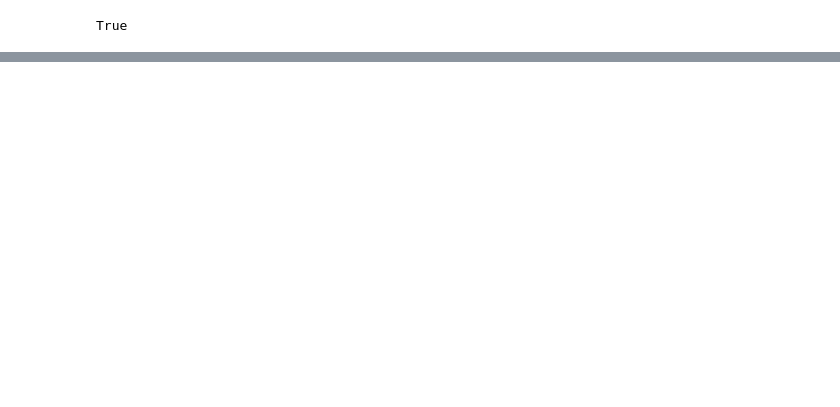
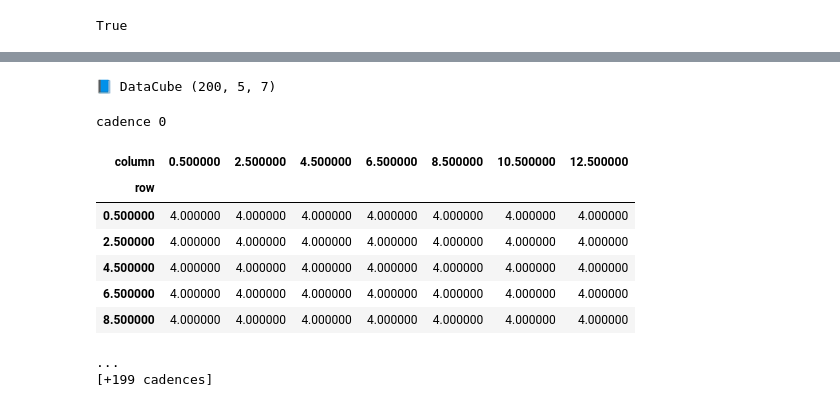
Before and after one commit to lightkurve/lkdata, a Jupyter notebook: demo.ipynb, the cells around one changed output, grey strips where cells are left out. Drawn from its saved outputs; the diff is of its cells as text; code cells hidden in the pictures; blank space fills up the shorter version.

```diff
--- a/demo.ipynb
+++ b/demo.ipynb
@@ -826,2 +439,20 @@ True
+# %%
+df.spatial_aggregate(5, 7)
+# needs offset to pretend row and column indices are spatial locations
+# after aggregating once, offset -> 0
+# If real spatial data is given (RA/dec), no offset
+# RA and Dec Test
+# %% [output]
+📘 DataCube (200, 5, 7)
+cadence 0
+| column | 0.500000 | 2.500000 | 4.500000 | 6.500000 | 8.500000 | 10.500000 | 12.500000 |
+| row |  |  |  |  |  |  |  |
+| 0.500000 | 4.000000 | 4.000000 | 4.000000 | 4.000000 | 4.000000 | 4.000000 | 4.000000 |
+| 2.500000 | 4.000000 | 4.000000 | 4.000000 | 4.000000 | 4.000000 | 4.000000 | 4.000000 |
+| 4.500000 | 4.000000 | 4.000000 | 4.000000 | 4.000000 | 4.000000 | 4.000000 | 4.000000 |
+| 6.500000 | 4.000000 | 4.000000 | 4.000000 | 4.000000 | 4.000000 | 4.000000 | 4.000000 |
+| 8.500000 | 4.000000 | 4.000000 | 4.000000 | 4.000000 | 4.000000 | 4.000000 | 4.000000 |
+...
+[+199 cadences]
 # %%
 (df.spatial_downsample(2).to_array() == 4).all()
```
Also changed, not shown: parts of 64 cells of this notebook, 3 other files.
